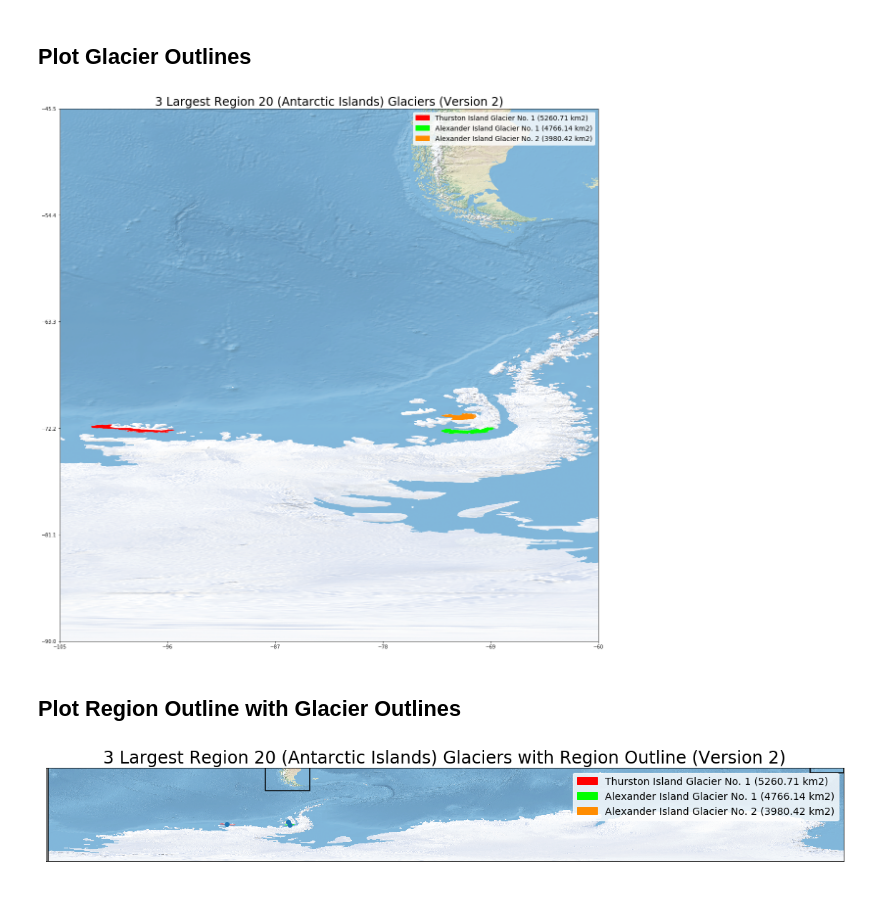
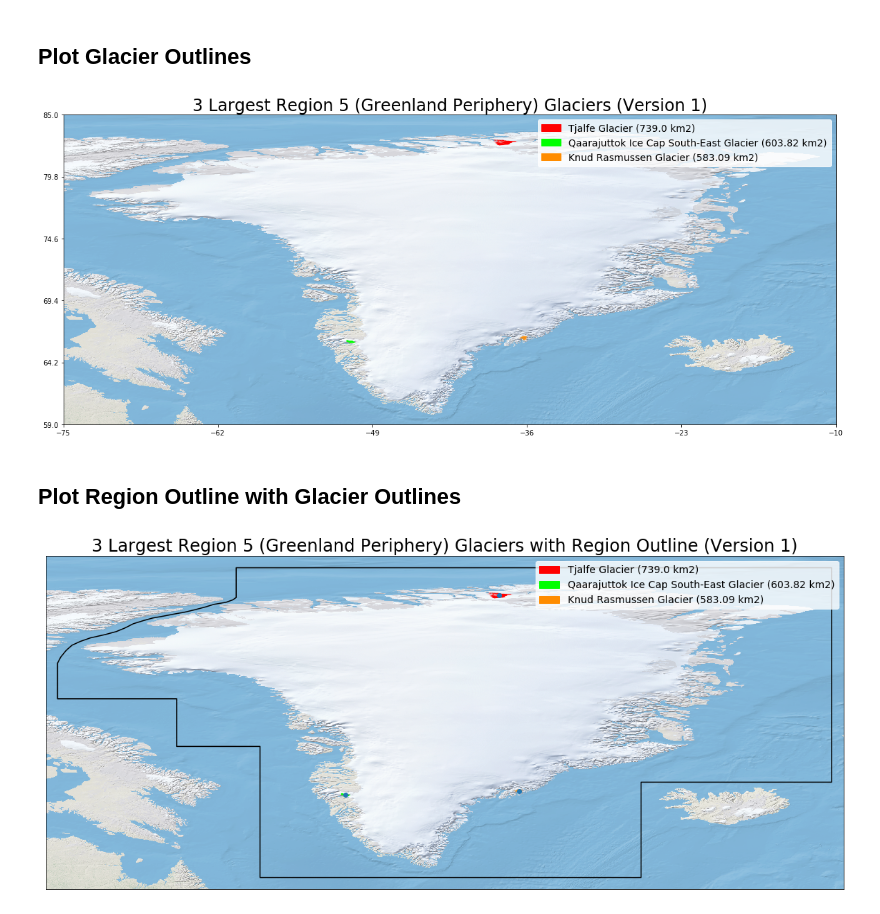
Before and after one commit to windnage/wgms-glacier-project, a Jupyter notebook: notebooks/9-view-final-data.ipynb, the cells around one changed output. Cells and saved outputs as stored; diff of their text form; code cells hidden in the pictures.

```diff
--- a/notebooks/9-view-final-data.ipynb
+++ b/notebooks/9-view-final-data.ipynb
@@ -32,7 +32,7 @@ import scripts.wgms_scripts as ws
 # Set region number, region name, and region index
 # Once these are set, this notebook should run automatically for the specified region.
 # Note region 19 = Antarctic Mainland, 20 = Antarctic Islands
-region_number = 20
+region_number = 5
 region_name = ["Alaska", "Western Canada and USA", "Arctic Canada, North", "Arctic Canada, South", \
                "Greenland Periphery", "Iceland", "Svalbard and Jan Mayen", "Scandinavia", "Russian Arctic", \
                "Asia, North", "Central Europe", "Caucasus and Middle East", "Asia, Central", \
@@ -40,7 +40,7 @@ region_name = ["Alaska", "Western Canada and USA", "Arctic Canada, North", "Arct
                "Antarctic Mainland", "Antarctic Islands"]
 
 # Set version number for the final data
-final_version = 2
+final_version = 1
 # %% [markdown]
 # Plot Region Outline
 # %%
@@ -141,7 +141,7 @@ legend_patches = [Patch(color=icolor, label=label)
 fig, ax = plt.subplots(figsize=(20,20))
 minx, miny, maxx, maxy = region_outline.total_bounds
 # Zoom in
-zoom = 1
+zoom = 0
 if zoom == 1:
     # Zoom exacty in on a particlar outline
     #minx, miny, maxx, maxy = final_glacier_data_df.iloc[2:3].total_bounds
@@ -169,34 +169,34 @@ final_glacier_data_df.iloc[2:3].plot(ax=ax, color='darkorange') #, linewidth=10)
 ax.set_title('3 Largest Region ' + str(region_number) + " (" + region_name[region_number-1] + ') Glaciers (Version ' + \
              str(final_version) + ')', fontsize=24)
 
 # Plot the center points of the glacier complexes
 #centroidseries_gl.plot(ax=ax)
 
 # Plot legend
 ax.legend(handles=legend_patches,
          facecolor ="white",
          edgecolor = "white",
          fontsize = 14,
          bbox_to_anchor = (1.0,1.0))
          #bbox_to_anchor = (1.0,0.4))
 
 showticks = 1
 if showticks == 1:
     ax.set_axis_on()
     # Create evenly spaced x-axis and y-axis tick marks
     xtick1 = minx+((maxx-minx)/5*1)
     xtick2 = minx+((maxx-minx)/5*2)
     xtick3 = minx+((maxx-minx)/5*3)
     xtick4 = minx+((maxx-minx)/5*4)
     ytick1 = miny+((maxy-miny)/5*1)
     ytick2 = miny+((maxy-miny)/5*2)
     ytick3 = miny+((maxy-miny)/5*3)
     ytick4 = miny+((maxy-miny)/5*4)
     ax.set_xticks([minx, xtick1, xtick2, xtick3, xtick4, maxx])
     ax.set_yticks([miny, ytick1, ytick2, ytick3, ytick4, maxy])
 plt.show()
 # %% [output]
-[figure, old version]
+[figure, new version]
 # %% [markdown]
 ## Plot Region Outline with Glacier Outlines
 # %%
@@ -269,7 +269,7 @@ ax.legend(handles=legend_patches,
 
 plt.show()
 # %% [output]
-[figure, old version]
+[figure, new version]
 # %%
 # Clean up unzipped files to save disk space
 filelist = glob.glob("data/final-dataset/version-" + str(final_version) + "/unzipped/*")
```
Also changed, not shown: parts of 2 cells of this notebook, 3 other files.
